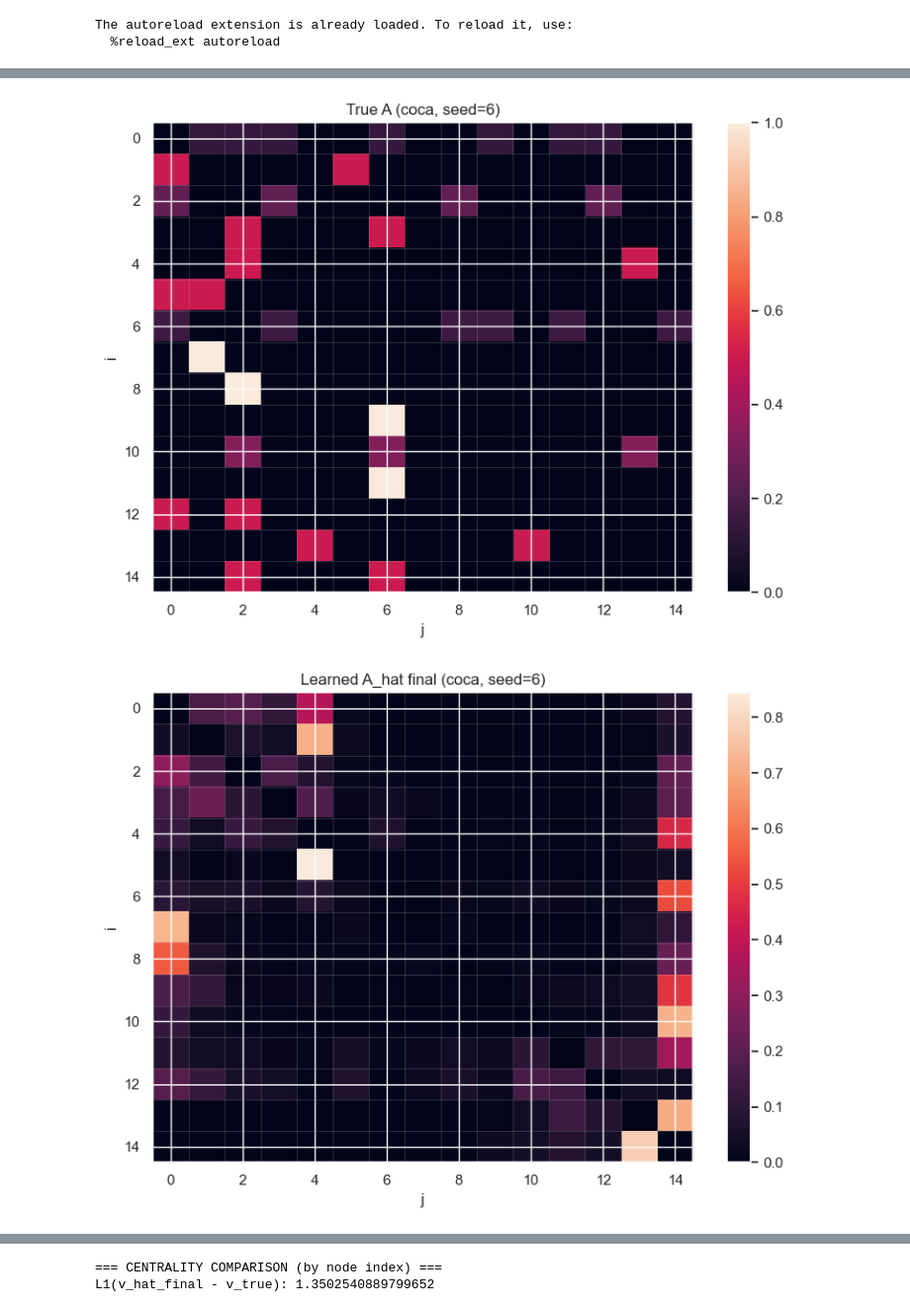
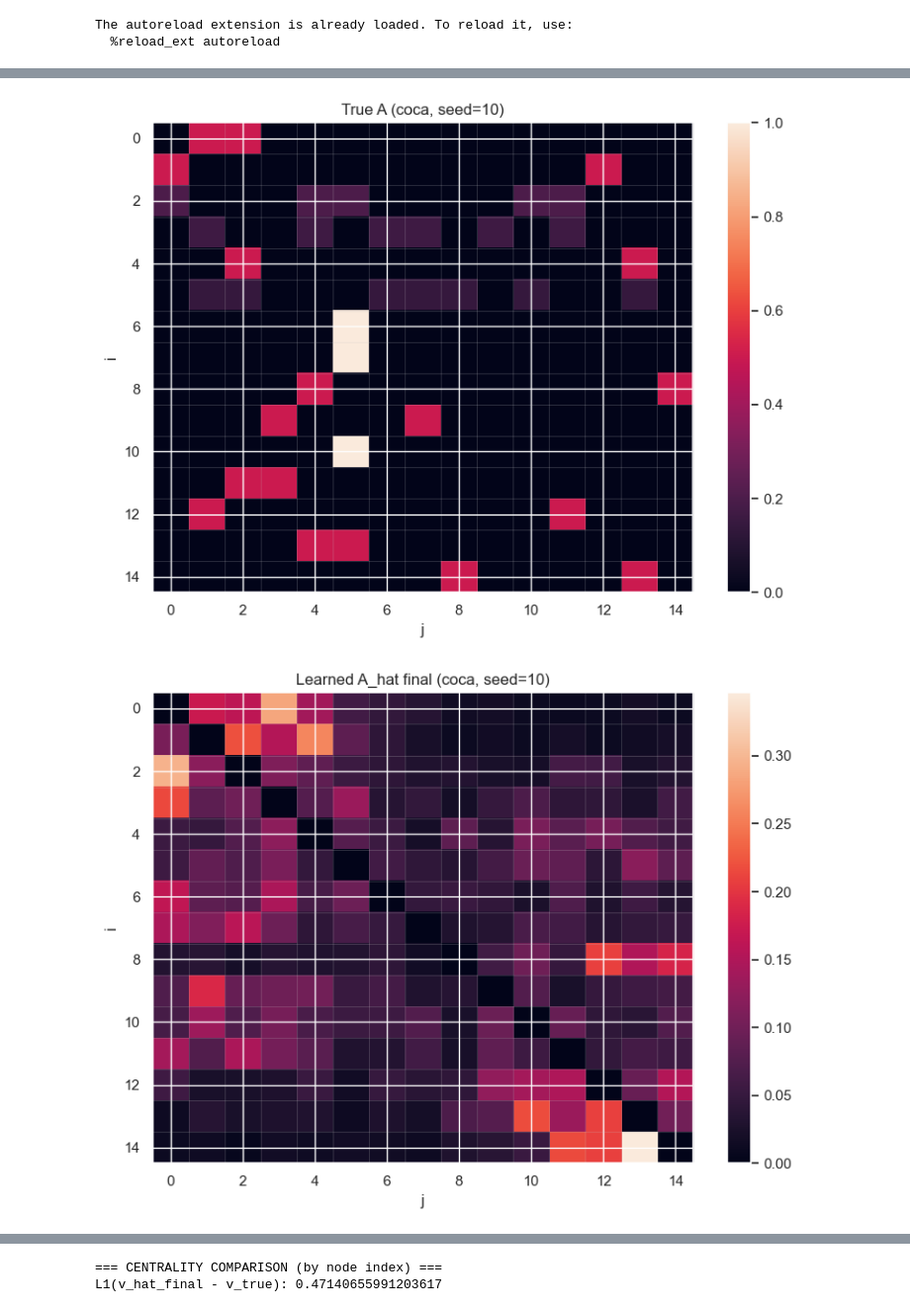
Before and after one commit to mariusdgm/unknown_graph_networks, a Jupyter notebook: opinion_dynamics/experiments/test_multiseed_coca_freeprop.ipynb, the cells around one changed output, grey strips where cells are left out. Shown at 99% size. Drawn from its saved outputs; the diff is of its cells as text; code cells hidden in the pictures.

```diff
--- a/opinion_dynamics/experiments/test_multiseed_coca_freeprop.ipynb
+++ b/opinion_dynamics/experiments/test_multiseed_coca_freeprop.ipynb
@@ -73,6 +73,7 @@ from opinion_dynamics.experiments.online_nonlinear_freeprop import run_multi_see
 seeds = range(10)
 B_campaign = 1.0
 num_campaigns_total = 5
+FIT_MAX_STEPS = 5_000
 
 # Laplacian: keep "good" fit budget
 df_lap = run_multi_seed_experiment_dynamics(
@@ -83,7 +84,7 @@ df_lap = run_multi_seed_experiment_dynamics(
     suppress_fit_logs=True,
 
     # fit budget (laplacian)
-    fit_max_steps=5_000,
+    fit_max_steps=FIT_MAX_STEPS,
     fit_mae_stop=1e-2,
     fit_batch_size=256,
     fit_check_every=200,
@@ -101,7 +102,7 @@ df_coca = run_multi_seed_experiment_dynamics(
     suppress_fit_logs=True,
 
     # tighter fit for COCA (because the Laplacian learner won't hit tiny mae anyway)
-    fit_max_steps=2000,
+    fit_max_steps=FIT_MAX_STEPS,
     fit_mae_stop=2e-2,
     fit_batch_size=512,
     timing=True,
@@ -207,12 +208,12 @@ from opinion_dynamics.experiments.rollouts import rollout_with_v_intermediate
 # =========================================================
 # Settings
 # =========================================================
-SEED_TO_PLOT = 6
+SEED_TO_PLOT = 10
 
 DYNAMICS = "coca"   # or "laplacian"
 
 FIT_KW = dict(
-    fit_max_steps=5_000 if DYNAMICS == "coca" else 50_000,
+    fit_max_steps=FIT_MAX_STEPS if DYNAMICS == "coca" else FIT_MAX_STEPS,
     fit_mae_stop=1e-2 if DYNAMICS == "coca" else 1e-3,
     fit_batch_size=512 if DYNAMICS == "coca" else 64,
     fit_check_every=200,
@@ -394,5 +395,5 @@ asym: 1.1548600920340895
 edges: 210
 sink_sizes: [15]
 has_singleton_sink: False
-[figure, old version]
+[figure, new version]
-[figure, old version]
+[figure, new version]
@@ -401,2 +402,2 @@ has_singleton_sink: False
 === CENTRALITY COMPARISON (by node index) ===
-L1(v_hat_final - v_true): 1.3502540889799652
+L1(v_hat_final - v_true): 0.47140655991203617
```
Also changed, not shown: parts of 2 cells of this notebook, 5 other files.
